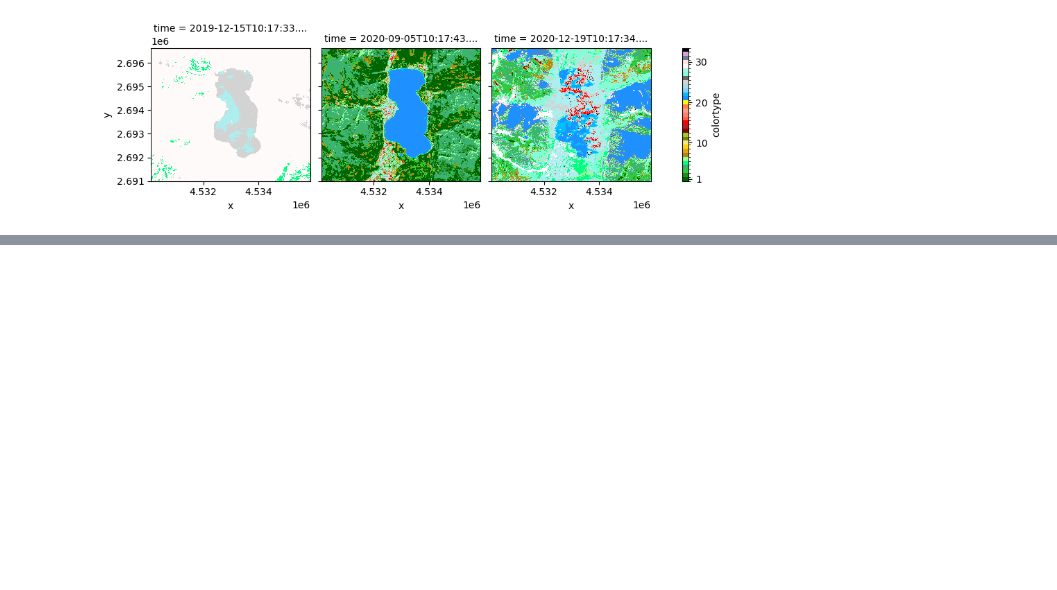
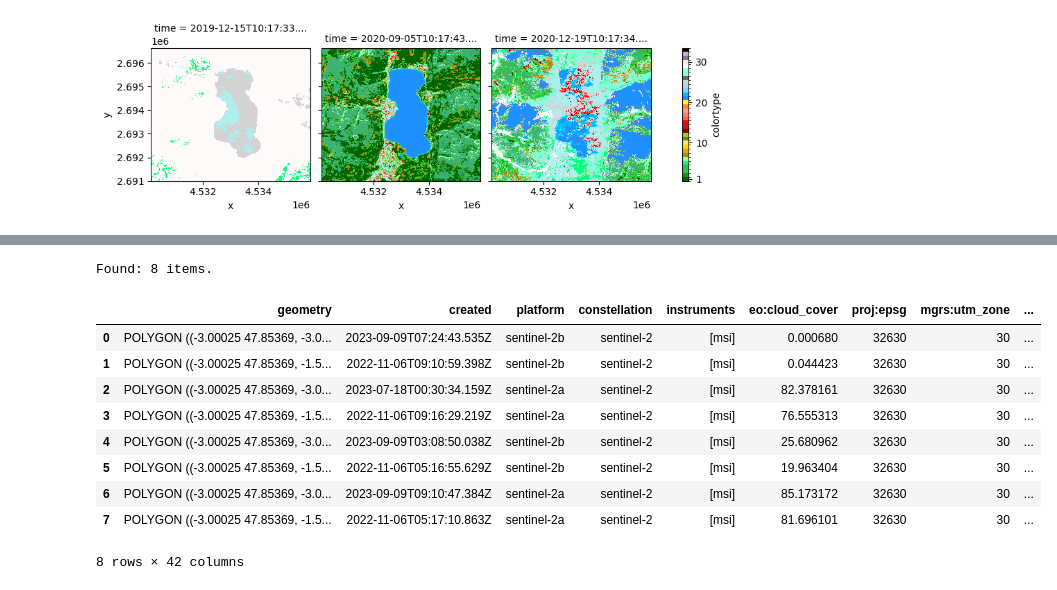
Before and after one commit to ZGIS/semantique, a Jupyter notebook: demo/datacube.ipynb, the cells around one changed output, grey strips where cells are left out. Cells and saved outputs as stored; diff of their text form; code cells hidden in the pictures; blank space fills up the shorter version.

```diff
--- a/demo/datacube.ipynb
+++ b/demo/datacube.ipynb
@@ -163,0 +181,39 @@ colortype.plot(x = "x", y = "y", col = "time", levels = levels, colors = list(co
+# %%
+from pystac_client import Client
+from shapely.geometry import box
+
+# define temporal & spatial range to perform STAC query
+xmin, ymin, xmax, ymax = -2.75, 47.25, -2.25, 47.75
+aoi = box(xmin, ymin, xmax, ymax)
+t_range = ["2020-07-15", "2020-08-01"]
+
+# STAC-based metadata retrieval
+catalog = Client.open("https://earth-search.aws.element84.com/v1")
+query = catalog.search(
+    collections="sentinel-2-l2a",
+    datetime=t_range,
+    limit=100,
+    intersects=aoi
+)
+item_coll = query.item_collection()
+
+# list results - part I
+items = list(query.items())
+print(f"Found: {len(items):d} items.")
+
+# list results - part II
+stac_json = query.item_collection_as_dict()
+gdf = gpd.GeoDataFrame.from_features(stac_json, "epsg:4326")
+gdf
+# %% [output]
+Found: 8 items.
+|  | geometry | created | platform | constellation | instruments | eo:cloud_cover | proj:epsg | mgrs:utm_zone | ... |
+| 0 | POLYGON ((-3.00025 47.85369, -3.0... | 2023-09-09T07:24:43.535Z | sentinel-2b | sentinel-2 | [msi] | 0.000680 | 32630 | 30 | ... |
+| 1 | POLYGON ((-3.00025 47.85369, -1.5... | 2022-11-06T09:10:59.398Z | sentinel-2b | sentinel-2 | [msi] | 0.044423 | 32630 | 30 | ... |
+| 2 | POLYGON ((-3.00025 47.85369, -3.0... | 2023-07-18T00:30:34.159Z | sentinel-2a | sentinel-2 | [msi] | 82.378161 | 32630 | 30 | ... |
+| 3 | POLYGON ((-3.00025 47.85369, -1.5... | 2022-11-06T09:16:29.219Z | sentinel-2a | sentinel-2 | [msi] | 76.555313 | 32630 | 30 | ... |
+| 4 | POLYGON ((-3.00025 47.85369, -3.0... | 2023-09-09T03:08:50.038Z | sentinel-2b | sentinel-2 | [msi] | 25.680962 | 32630 | 30 | ... |
+| 5 | POLYGON ((-3.00025 47.85369, -1.5... | 2022-11-06T05:16:55.629Z | sentinel-2b | sentinel-2 | [msi] | 19.963404 | 32630 | 30 | ... |
+| 6 | POLYGON ((-3.00025 47.85369, -3.0... | 2023-09-09T09:10:47.384Z | sentinel-2a | sentinel-2 | [msi] | 85.173172 | 32630 | 30 | ... |
+| 7 | POLYGON ((-3.00025 47.85369, -1.5... | 2022-11-06T05:17:10.863Z | sentinel-2a | sentinel-2 | [msi] | 81.696101 | 32630 | 30 | ... |
+8 rows × 42 columns
```
Also changed, not shown: parts of 6 cells of this notebook, 12 other files.
